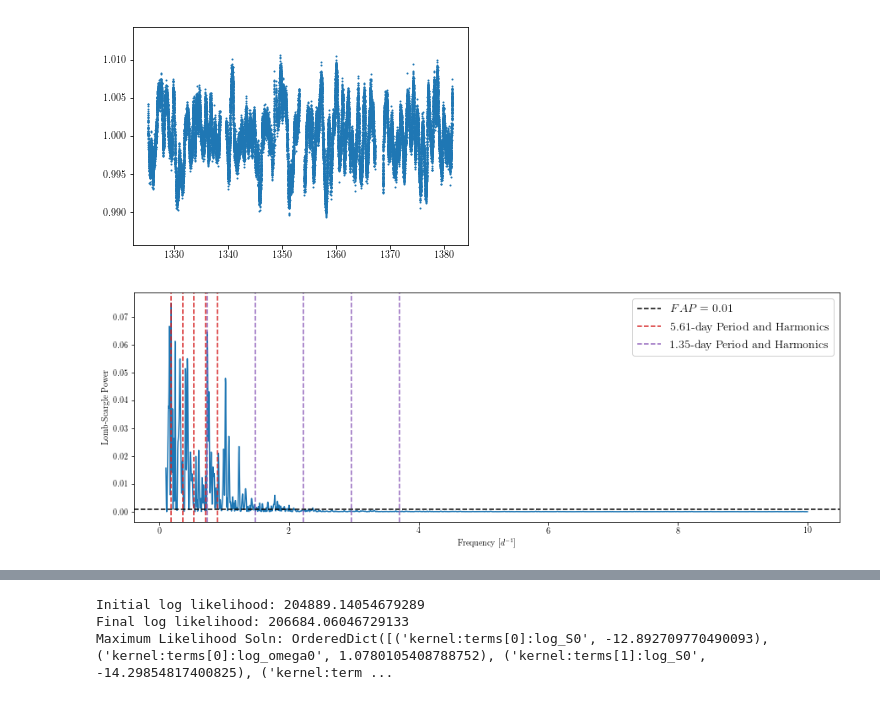
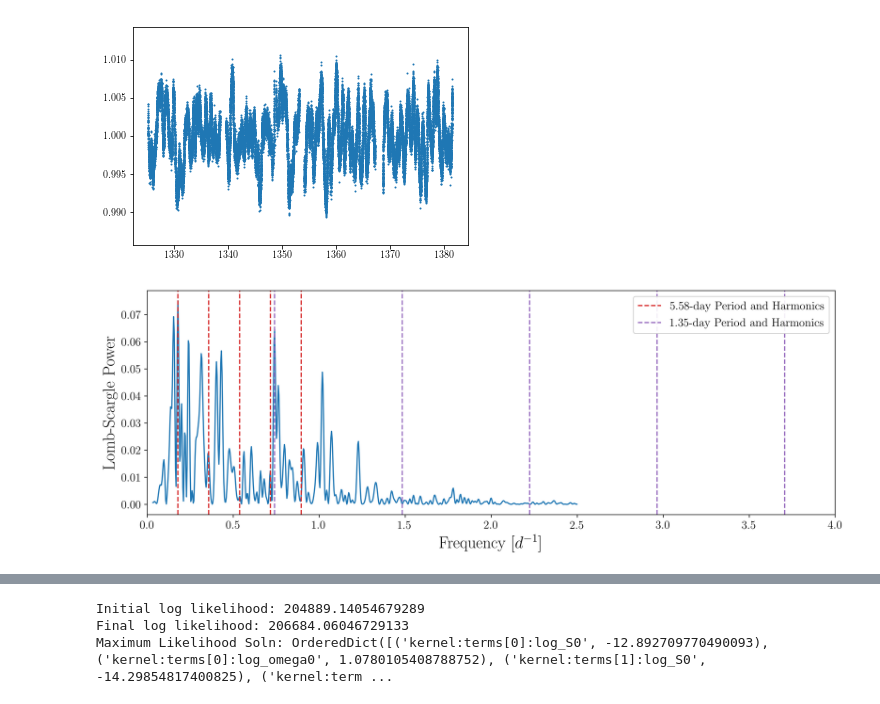
Before and after one commit to tzdwi/TESS, a Jupyter notebook: code/SDor_LBV.ipynb, the cells around one changed output, grey strips where cells are left out. Drawn from its saved outputs; the diff is of its cells as text; code cells hidden in the pictures.

```diff
--- a/code/SDor_LBV.ipynb
+++ b/code/SDor_LBV.ipynb
@@ -37,37 +38,43 @@ plt.scatter(lc['Time'],lc['NormFlux'],s=1)
 <matplotlib.collections.PathCollection at 0x...>
 [figure]
 # %%
-ls = LombScargle(lc['Time'], lc['NormFlux'])
-f, p = ls.autopower(minimum_frequency=1.0/10.0,
-                    maximum_frequency=1.0/0.1)
+ls = LombScargle(lc['Time'], lc['Flux'])
+f, p = ls.autopower(minimum_frequency=1.0/30.0,
+                    maximum_frequency=2.5)
 
 fs, ps = peak_finder(f, p, 10, width=10)
 
 dom = fs[np.argmax(ps)]
 dp = 1.0/dom
 
 sec = fs[1]
 sp = 1.0/sec
 
 FAL = ls.false_alarm_level(0.01)
 
-fig = plt.figure(figsize=(15,5))
+fig = plt.figure(figsize=(15,5),dpi=300)
 
 plt.plot(f,p)
-plt.axhline(y=FAL, ls='--', c='k', label='$FAP=0.01$')
 for i in np.arange(1,6):
     if i == 1:
         plt.axvline(x=(i*dom), ls='--', c='C3', label='{0:.2f}-day Period and Harmonics'.format(dp))
     else:
         plt.axvline(x=(i*dom), ls='--', c='C3')
 
 for i in np.arange(1,6):
     if i == 1:
         plt.axvline(x=(i*sec), ls='--', c='C4', label='{0:.2f}-day Period and Harmonics'.format(sp))
     else:
         plt.axvline(x=(i*sec), ls='--', c='C4')
-
 plt.legend(loc=1, framealpha=0.9, prop={'size': 14})
-plt.gca().set(xlabel='Frequency [$d^{-1}$]', ylabel='Lomb-Scargle Power');
+ax = plt.gca()
+ax.set(xlabel='Frequency [$d^{-1}$]', ylabel='Lomb-Scargle Power',xlim=(0,4));
+ax.xaxis.label.set_size(20)
+ax.yaxis.label.set_size(20)
+for tick in ax.xaxis.get_major_ticks():
+    tick.label.set_fontsize(14)
+for tick in ax.yaxis.get_major_ticks():
+    tick.label.set_fontsize(14)
+plt.savefig('../plots/SDor_periodogram.pdf')
 # %% [output]
-[figure, old version]
+[figure, new version]
```
Also changed, not shown: parts of 3 cells of this notebook, 3 other files.
